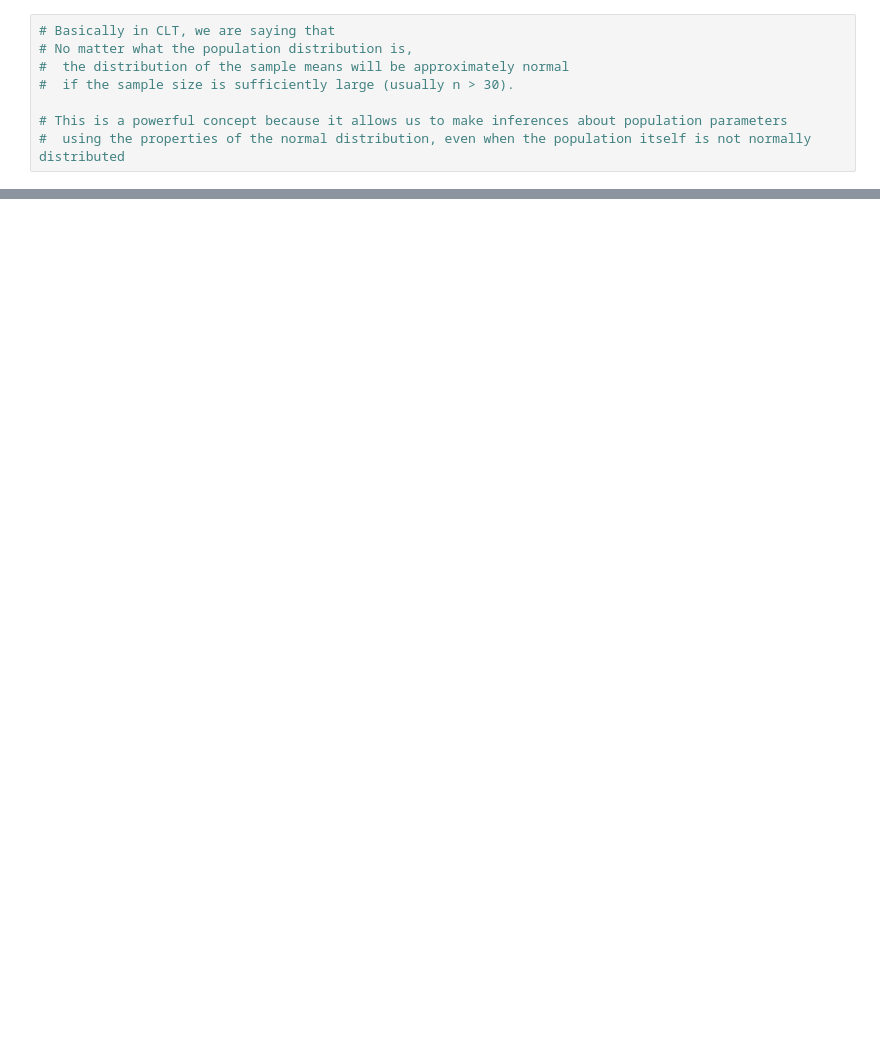
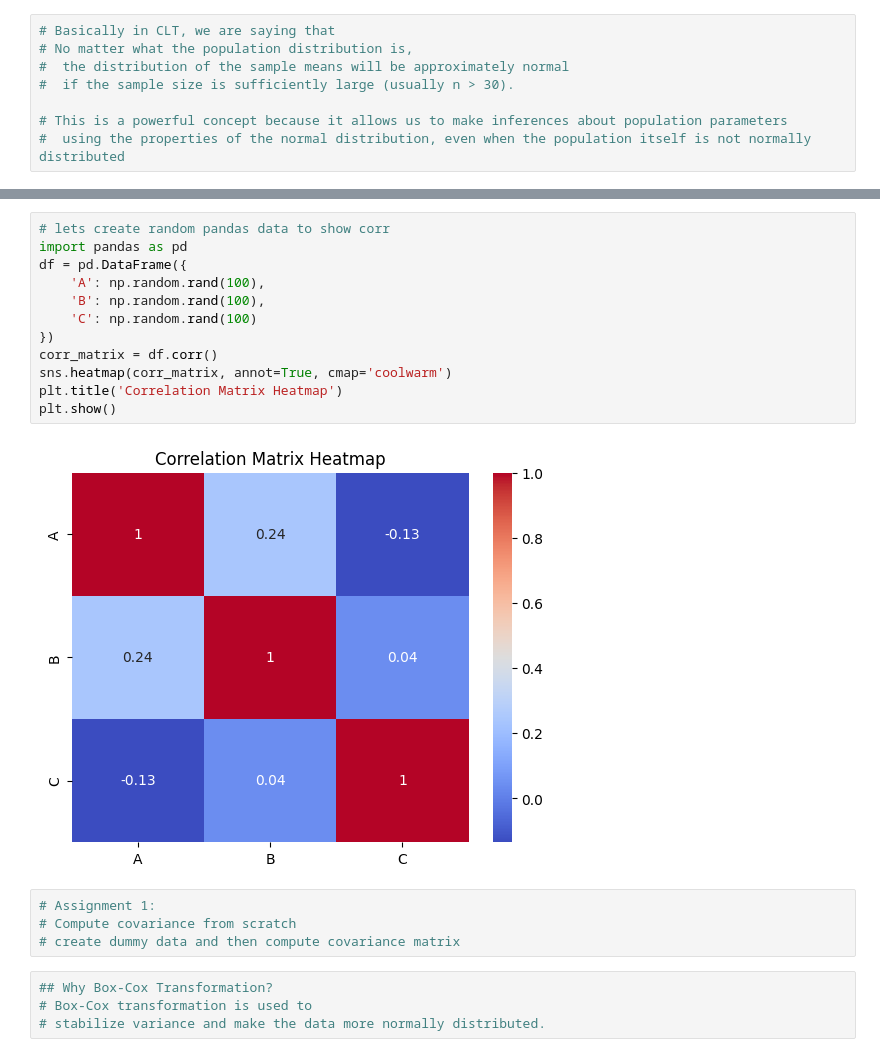
Before and after one commit to rahul8879/ai-ml-akila, a Jupyter notebook: maths/stats/01_stats.ipynb, the cells around one changed output, grey strips where cells are left out. Saved outputs shown, nothing was run; the diff lists cells and outputs as text; blank space fills up the shorter version.

```diff
--- a/maths/stats/01_stats.ipynb
+++ b/maths/stats/01_stats.ipynb
@@ -140,3 +163,25 @@ plt.show()
+# %%
+# lets create random pandas data to show corr
+import pandas as pd
+df = pd.DataFrame({
+    'A': np.random.rand(100),
+    'B': np.random.rand(100),
+    'C': np.random.rand(100)
+})
+corr_matrix = df.corr()
+sns.heatmap(corr_matrix, annot=True, cmap='coolwarm')
+plt.title('Correlation Matrix Heatmap')
+plt.show()
+# %% [output]
+[figure, added]
+# %%
+# Assignment 1:
+# Compute covariance from scratch
+# create dummy data and then compute covariance matrix
+# %%
+## Why Box-Cox Transformation?
+# Box-Cox transformation is used to
+# stabilize variance and make the data more normally distributed.
 # %% [markdown]
 ### Refrence
 - https://www.freecodecamp.org/news/normal-distribution-explained/
```
Also changed, not shown: parts of 13 cells of this notebook, 2 other files.
